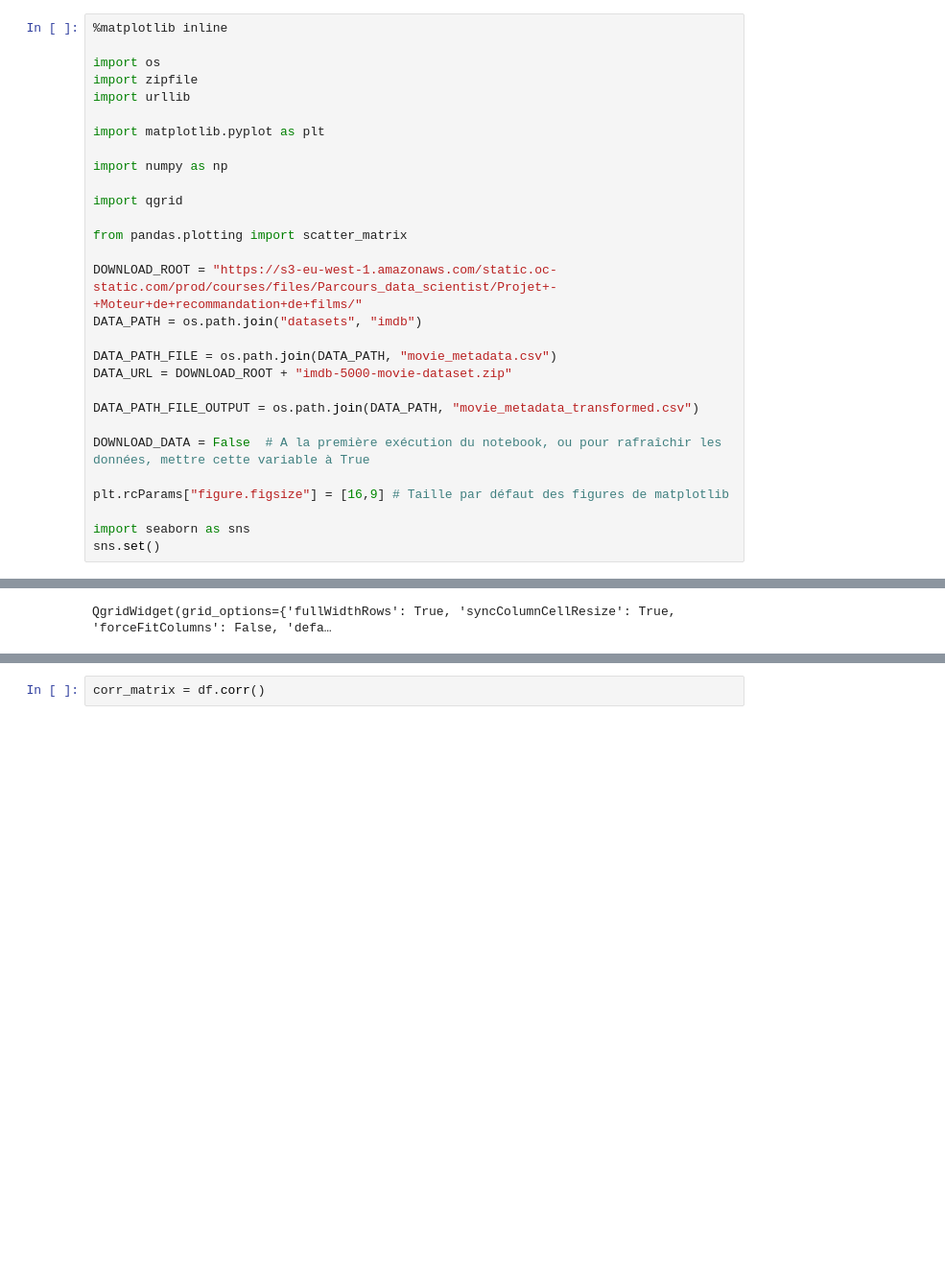
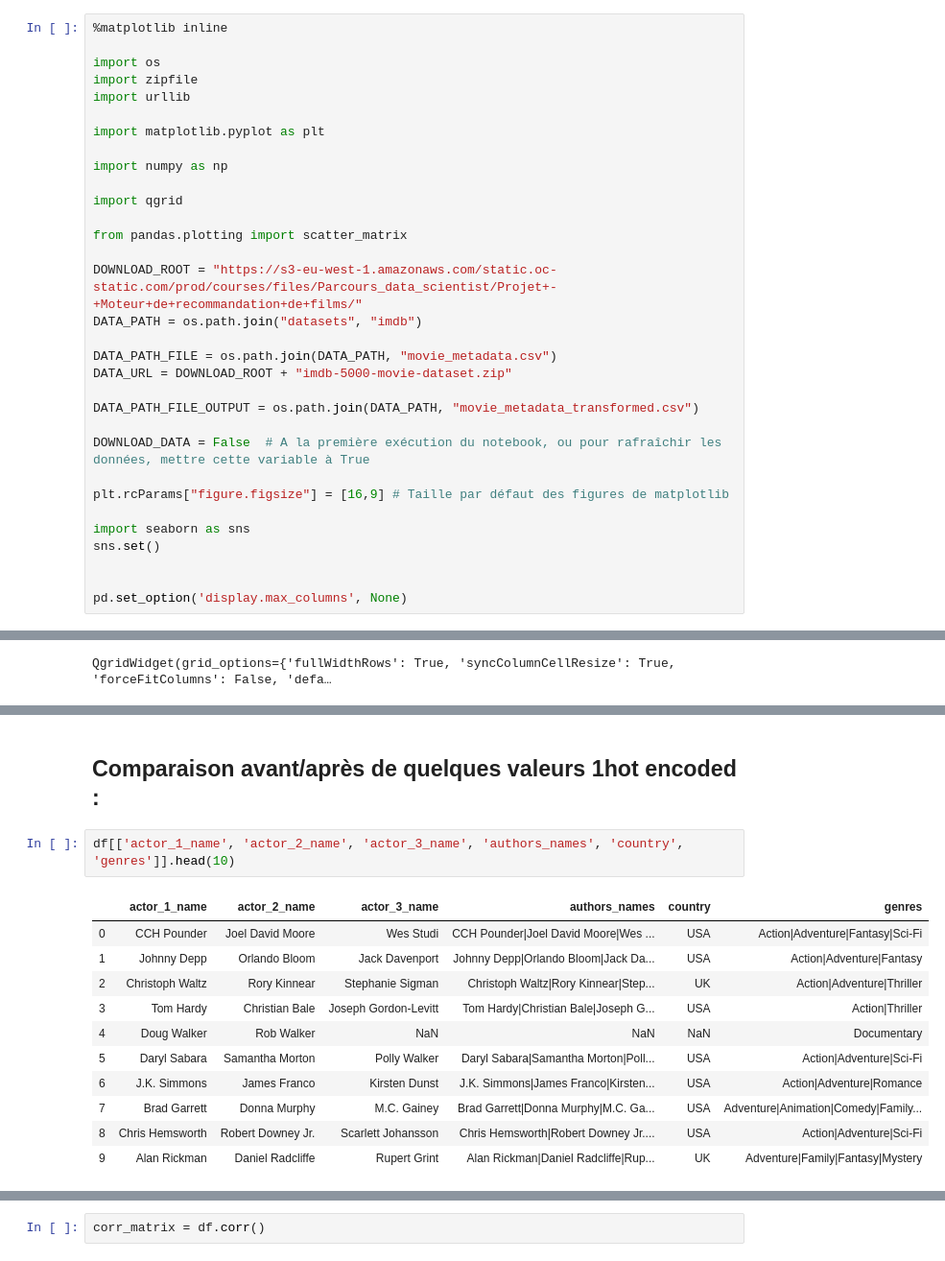
Before and after one commit to Severac/openclassrooms, a Jupyter notebook: PJ3/PJ3_dataclean.ipynb, the cells around one changed output, grey strips where cells are left out. Shown at 96% size. Saved outputs shown, nothing was run; the diff lists cells and outputs as text; blank space fills up the shorter version.

```diff
--- a/PJ3/PJ3_dataclean.ipynb
+++ b/PJ3/PJ3_dataclean.ipynb
@@ -29,6 +29,9 @@ plt.rcParams["figure.figsize"] = [16,9] # Taille par défaut des figures de matp
 
 import seaborn as sns
 sns.set()
+
+
+pd.set_option('display.max_columns', None)
 # %% [markdown]
 # Téléchargement et décompression des données
 # %%
@@ -428,0 +391,16 @@ QgridWidget(grid_options={'fullWidthRows': True, 'syncColumnCellResize': True, '
+# %% [markdown]
+## Comparaison avant/après de quelques valeurs 1hot encoded :
+# %%
+df[['actor_1_name', 'actor_2_name', 'actor_3_name', 'authors_names', 'country', 'genres']].head(10)
+# %% [output]
+|  | actor_1_name | actor_2_name | actor_3_name | authors_names | country | genres |
+| 0 | CCH Pounder | Joel David Moore | Wes Studi | CCH Pounder|Joel David Moore|Wes ... | USA | Action|Adventure|Fantasy|Sci-Fi |
+| 1 | Johnny Depp | Orlando Bloom | Jack Davenport | Johnny Depp|Orlando Bloom|Jack Da... | USA | Action|Adventure|Fantasy |
+| 2 | Christoph Waltz | Rory Kinnear | Stephanie Sigman | Christoph Waltz|Rory Kinnear|Step... | UK | Action|Adventure|Thriller |
+| 3 | Tom Hardy | Christian Bale | Joseph Gordon-Levitt | Tom Hardy|Christian Bale|Joseph G... | USA | Action|Thriller |
+| 4 | Doug Walker | Rob Walker | NaN | NaN | NaN | Documentary |
+| 5 | Daryl Sabara | Samantha Morton | Polly Walker | Daryl Sabara|Samantha Morton|Poll... | USA | Action|Adventure|Sci-Fi |
+| 6 | J.K. Simmons | James Franco | Kirsten Dunst | J.K. Simmons|James Franco|Kirsten... | USA | Action|Adventure|Romance |
+| 7 | Brad Garrett | Donna Murphy | M.C. Gainey | Brad Garrett|Donna Murphy|M.C. Ga... | USA | Adventure|Animation|Comedy|Family... |
+| 8 | Chris Hemsworth | Robert Downey Jr. | Scarlett Johansson | Chris Hemsworth|Robert Downey Jr.... | USA | Action|Adventure|Sci-Fi |
+| 9 | Alan Rickman | Daniel Radcliffe | Rupert Grint | Alan Rickman|Daniel Radcliffe|Rup... | UK | Adventure|Family|Fantasy|Mystery |
```
Also changed, not shown: parts of 40 cells of this notebook, 2 other files.
